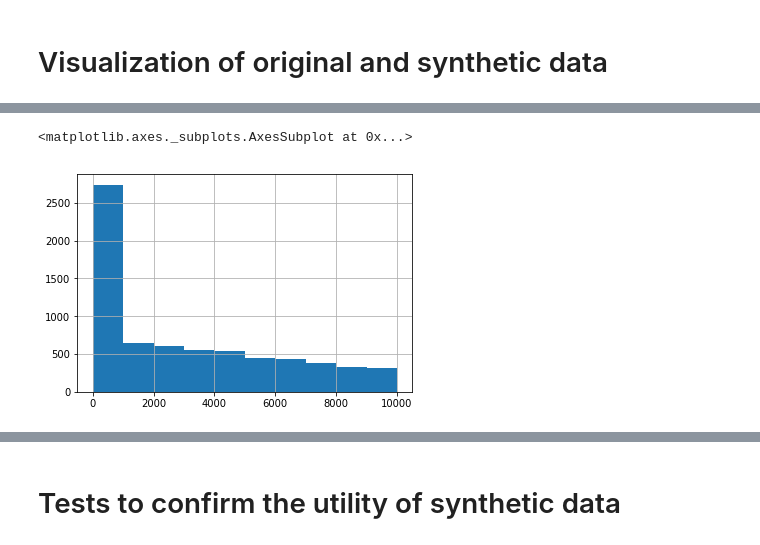
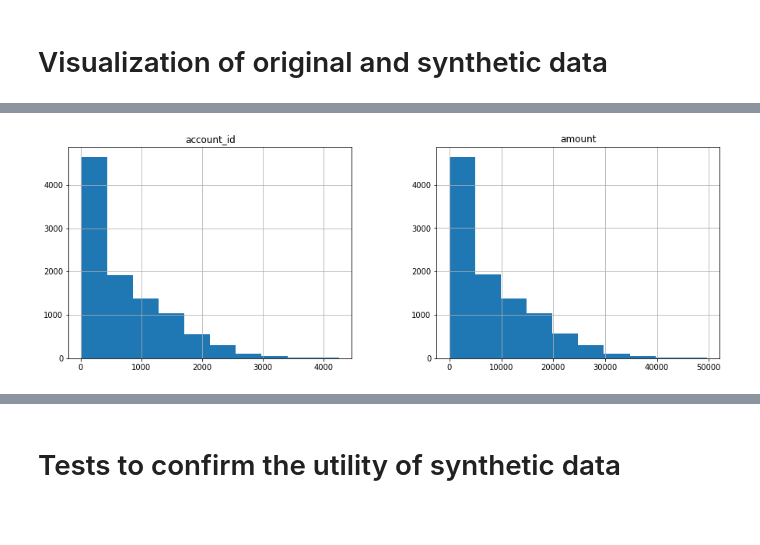
Before and after one commit to synthesized-io/insight, a Jupyter notebook: examples/new_transaction_demo.ipynb, the cells around one changed output, grey strips where cells are left out. Saved outputs shown, nothing was run; the diff lists cells and outputs as text; code cells hidden in the pictures; blank space fills up the shorter version.

```diff
--- a/examples/new_transaction_demo.ipynb
+++ b/examples/new_transaction_demo.ipynb
@@ -140,5 +125,5 @@ data['amount'].hist(bins=10, range=[0.0, 10000.0])
-# %%
-synthesized['amount'].hist(bins=10, range=[0.0, 10000.0])
-# %% [output]
-<matplotlib.axes._subplots.AxesSubplot at 0x...>
-[figure, removed]
+# %%
+synthesized.hist(figsize=(15,5))
+None
+# %% [output]
+[figure, added]
```
Also changed, not shown: parts of 18 cells of this notebook, 1 other file.
